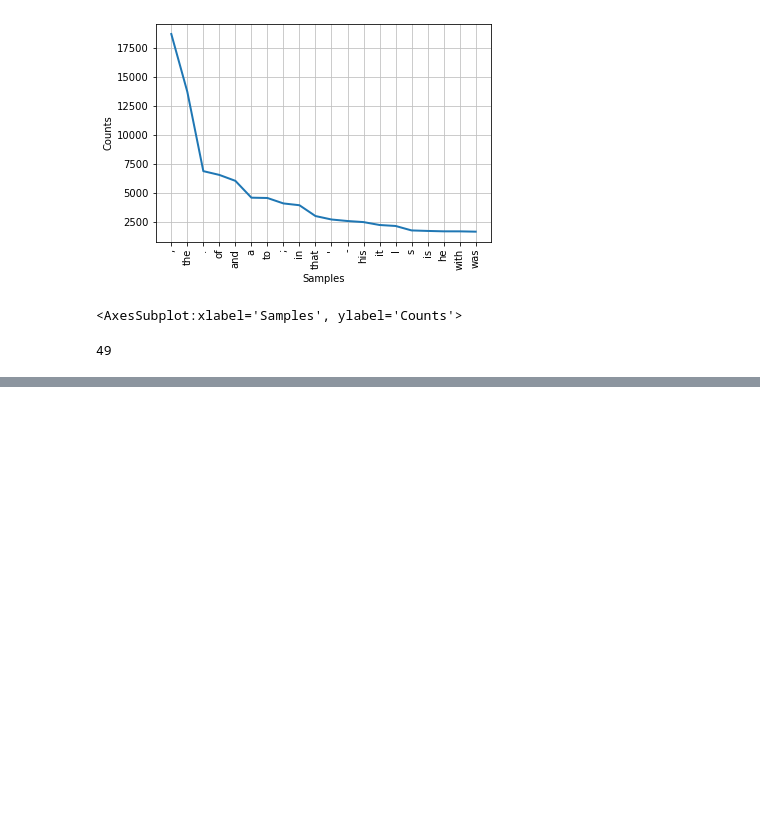
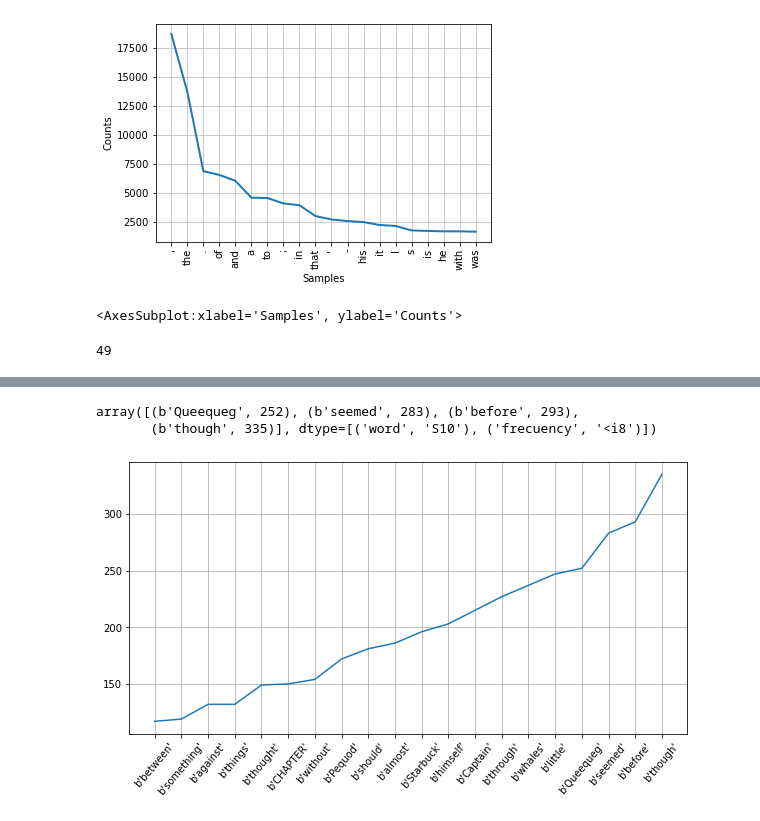
Before and after one commit to LuisReyes98/platzi-python-nltk, a Jupyter notebook: notebooks/c4_texts_vocab_statistics.ipynb, the cells around one changed output, grey strips where cells are left out. Saved outputs shown, nothing was run; the diff lists cells and outputs as text; code cells hidden in the pictures; blank space fills up the shorter version.

Commit message:
corpus de palabras interesantes

```diff
--- a/notebooks/c4_texts_vocab_statistics.ipynb
+++ b/notebooks/c4_texts_vocab_statistics.ipynb
@@ -225,0 +329,5 @@ fdist['monster']
+# %%
+palabras_interesantes = [
+  (palabra, fdist[palabra]) for palabra in set(text1) if len(palabra) > 5 and fdist[palabra] > 10
+]
+# palabras_interesantes
@@ -225,0 +340,4 @@ fdist['monster']
+# %%
+dtypes = [('word', 'S10'), ('frecuency', int)]
+palabras_interesantes = np.array(palabras_interesantes, dtype=dtypes)
+palabras_interesantes
@@ -225,0 +362,3 @@ fdist['monster']
+# %%
+palabras_interesantes = np.sort(palabras_interesantes, order='frecuency')
+palabras_interesantes
@@ -225,0 +383,20 @@ fdist['monster']
+# %%
+# Construccion de un grafico de barras customizado con Matplotlib
+# https://matplotlib.org/3.1.1/gallery/ticks_and_spines/custom_ticker1.html#sphx-glr-gallery-ticks-and-spines-custom-ticker1-py
+palabras_interesantes[-4:]
+# %% [output]
+array([(b'Queequeg', 252), (b'seemed', 283), (b'before', 293),
+       (b'though', 335)], dtype=[('word', 'S10'), ('frecuency', '<i8')])
+# %%
+top_words = 20
+
+x = np.arange(len(palabras_interesantes[-top_words:]))
+y = [freq[1] for freq in palabras_interesantes[-top_words:]]
+
+plt.figure(figsize=(10, 5))
+plt.plot(x, y)
+plt.xticks(x, [str(freq[0]) for freq in palabras_interesantes[-top_words:]], rotation=50)
+plt.grid(True)
+plt.show()
+# %% [output]
+[figure, added]
```
Also changed, not shown: parts of 11 cells of this notebook.
